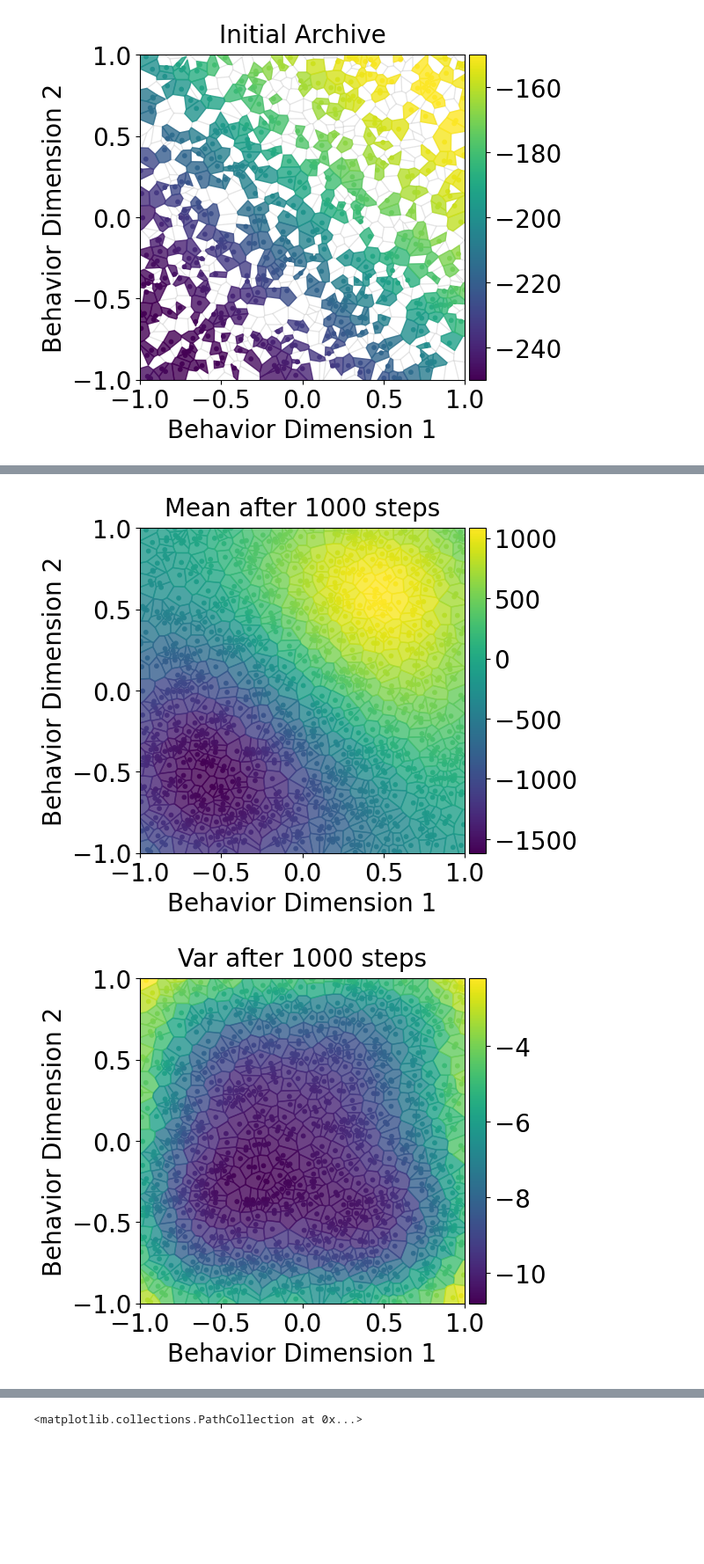
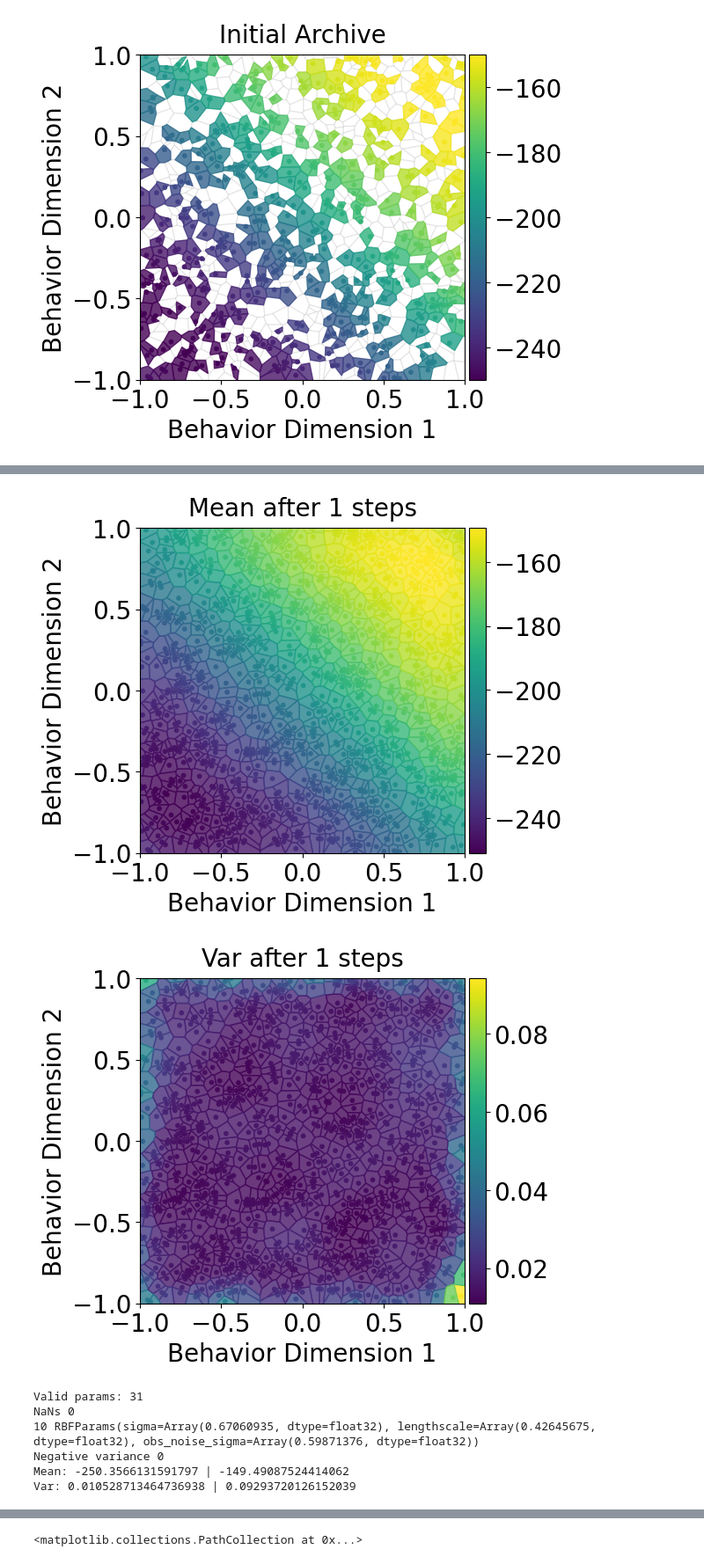
Before and after one commit to TemplierPaul/QDax_ES, a Jupyter notebook: gp.ipynb, the cells around one changed output, grey strips where cells are left out. Shown at 88% size. Cells and saved outputs as stored; diff of their text form; code cells hidden in the pictures; blank space fills up the shorter version.

```diff
--- a/gp.ipynb
+++ b/gp.ipynb
@@ -73,14 +95,14 @@ plt.show()
 gp_state = GPState.init(
     x=centroids,
     y=fitnesses,
-    weighted=False,
+    weighted=True,
     count=count,
     empty_weight=1e3,
 )
 # %%
 # Run the training loop with scan
-steps = [1, 10, 100, 1000]
-steps = [1000]
+steps = [1, 10, 100]
+# steps = [1000]
 
 for num_steps in steps:
     with jax.disable_jit():
@@ -112,2 +136,8 @@ Var: -10.813089370727539 | -2.214287281036377
-[figure, old version]
+[figure, new version]
-[figure, old version]
+[figure, new version]
+Valid params: 31
+NaNs 0
+10 RBFParams(sigma=Array(0.67060935, dtype=float32), lengthscale=Array(0.42645675, dtype=float32), obs_noise_sigma=Array(0.59871376, dtype=float32))
+Negative variance 0
+Mean: -250.3566131591797 | -149.49087524414062
+Var: 0.010528713464736938 | 0.09293720126152039
```
Also changed, not shown: parts of 8 cells of this notebook, 23 other files.
